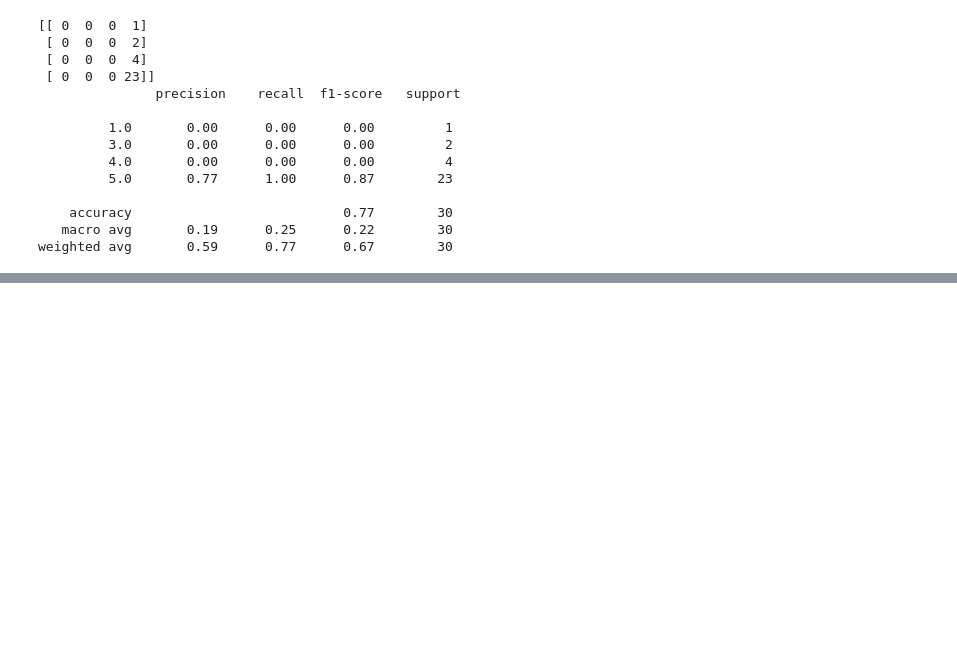
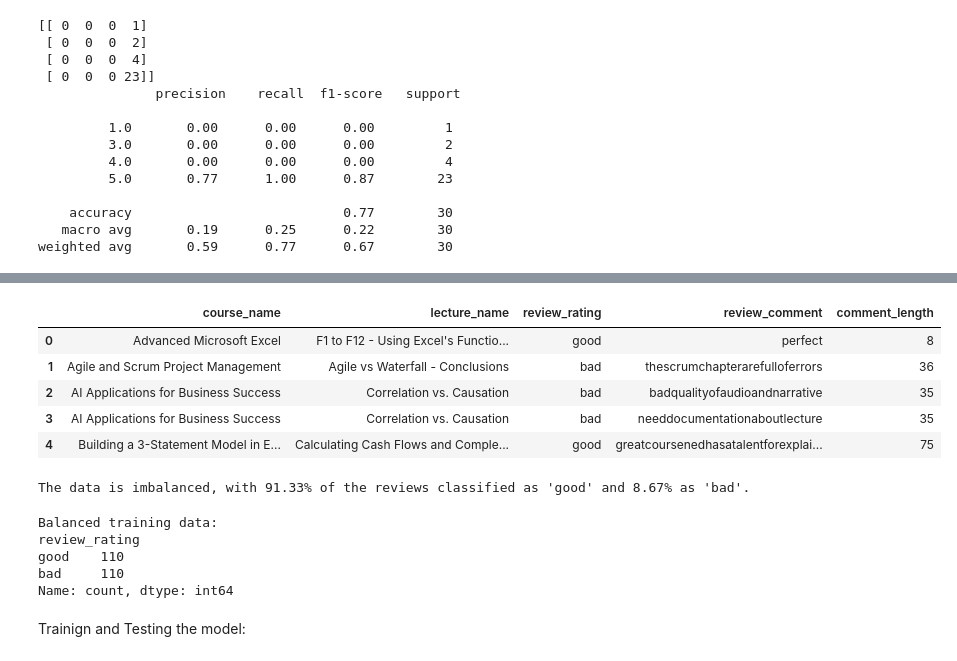
Before and after one commit to jadiasoham/Naive-Bayes-Model, a Jupyter notebook: NBClassifier.ipynb, the cells around one changed output, grey strips where cells are left out. Saved outputs shown, nothing was run; the diff lists cells and outputs as text; code cells hidden in the pictures; blank space fills up the shorter version.

Commit message:
Added two models one trained on unbal data and other on smote balanced data

```diff
--- a/NBClassifier.ipynb
+++ b/NBClassifier.ipynb
@@ -262,0 +303,65 @@ weighted avg       0.59      0.77      0.67        30
+# %%
+# Implement a binary rating system:
+def binary_rating(rating: int|float) -> str:
+    return 'good' if rating >= 4 else 'bad'
+
+bin_data = cleaned_data.copy() # Creating a copy of original data
+
+bin_data['review_rating'] = bin_data['review_rating'].apply(binary_rating)
+bin_data.head()
+# %% [output]
+|  | course_name | lecture_name | review_rating | review_comment | comment_length |
+| 0 | Advanced Microsoft Excel | F1 to F12 - Using Excel's Functio... | good | perfect | 8 |
+| 1 | Agile and Scrum Project Management | Agile vs Waterfall - Conclusions | bad | thescrumchapterarefulloferrors | 36 |
+| 2 | AI Applications for Business Success | Correlation vs. Causation | bad | badqualityofaudioandnarrative | 35 |
+| 3 | AI Applications for Business Success | Correlation vs. Causation | bad | needdocumentationaboutlecture | 35 |
+| 4 | Building a 3-Statement Model in E... | Calculating Cash Flows and Comple... | good | greatcoursenedhasatalentforexplai... | 75 |
+# %%
+# confirm the imbalance:
+df_majority = bin_data[bin_data.review_rating == 'good']
+df_minority = bin_data[bin_data.review_rating == 'bad']
+
+maj = len(df_majority['review_rating'])
+min = len(df_minority['review_rating'])
+
+maj_perc = np.round((maj/ (maj+min) * 100), 2)
+min_perc = np.round((100 - maj_perc), 2)
+
+print(f"The data is imbalanced, with {maj_perc}% of the reviews classified as 'good' and {min_perc}% as 'bad'.")
+# %% [output]
+The data is imbalanced, with 91.33% of the reviews classified as 'good' and 8.67% as 'bad'.
+# %%
+from imblearn.over_sampling import SMOTE
+
+X = bin_data['review_comment']
+y = bin_data['review_rating']
+
+# Splitting the data into train and test sets
+X_train, X_test, y_train, y_test = train_test_split(X, y, test_size=0.2, random_state=42)
+
+# To convert the comments into numerical values so that oversampling doesn't give any errors
+X_train_tfidf = vectorizer.fit_transform(X_train)
+
+smote = SMOTE(random_state=42)
+X_smote, y_smote = smote.fit_resample(X_train_tfidf, y_train)
+
+# X_smote will be a sparse matrix
+X_test_tfidf = vectorizer.transform(X_test)
+
+# Convert X_smote to DataFrame
+bin_data_smote_train = pd.DataFrame(X_smote.toarray(), columns=vectorizer.get_feature_names_out())
+bin_data_smote_train['review_rating'] = y_smote
+
+# Check balance
+print("Balanced training data:")
+print(bin_data_smote_train['review_rating'].value_counts())
+
+# Now you can use X_test_tfidf and y_test for testing your model
+# %% [output]
+Balanced training data:
+review_rating
+good    110
+bad     110
+Name: count, dtype: int64
+# %% [markdown]
+Trainign and Testing the model:
```
Also changed, not shown: parts of 5 cells of this notebook.
